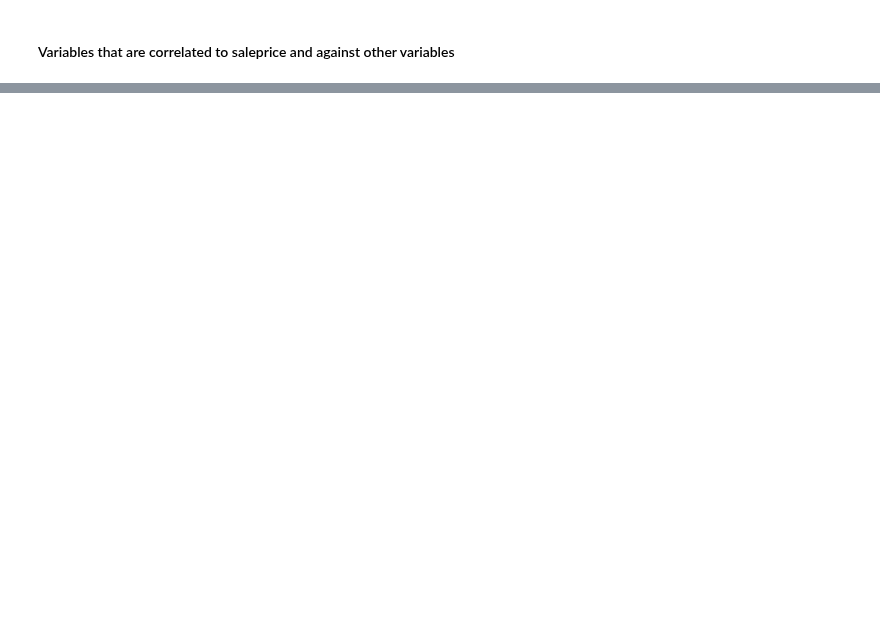
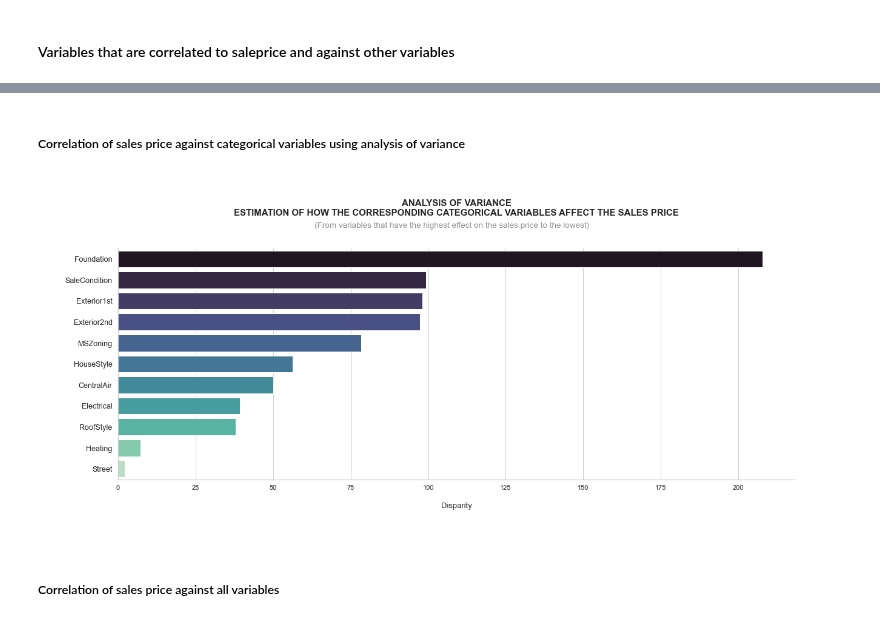
Before and after one commit to hyoaru/dsa-libraries-test, a Jupyter notebook: main/ipython-notebooks/implementation/desc_analytics.ipynb, the cells around one changed output, grey strips where cells are left out. Drawn from its saved outputs; the diff is of its cells as text; code cells hidden in the pictures; blank space fills up the shorter version.

Commit message:
[add] anova, spearman, and linear regression analysis model

```diff
--- a/main/ipython-notebooks/implementation/desc_analytics.ipynb
+++ b/main/ipython-notebooks/implementation/desc_analytics.ipynb
@@ -355,0 +476,78 @@ g.set_yticklabels(
+# %% [markdown]
+##### Correlation of sales price against categorical variables using analysis of variance
+# %%
+def generate_df_grouped_annova(df, column_list):
+    p_values = []
+    for col in column_list:
+        elements_val = []
+        for element in df[col].unique():
+            elements_val.append(df.groupby(col).get_group(element)['SalePrice'].values)
+        p_values.append(st.f_oneway(*elements_val)[1])
+
+    df_annova_grouped = pd.DataFrame(dict(
+        feature = column_list,
+        p_values = p_values,
+        disparity = [np.log(1/x) for x in p_values]
+    ))
+
+    return df_annova_grouped.sort_values('p_values')
+# %%
+annova_df_train = generate_df_grouped_annova(df_train, categorical_columns_df_train)
+
+sns.set(
+    rc = {'figure.figsize' : (20,7)},
+    style = 'whitegrid'
+)
+
+g = sns.barplot(
+    data = annova_df_train,
+    x = 'disparity',
+    y = 'feature',
+    palette = a1_palette
+)
+
+g.set_ylabel(' \n\n')
+g.set_xlabel(
+    f"\n{g.get_xlabel().capitalize()}\n\n\n",
+    fontdict = dict(
+        fontsize = 13,
+        fontweight = 'medium'
+    )
+)
+g.set_yticklabels(
+    labels = g.get_yticklabels(),
+    fontdict = dict(
+        fontsize = 12.5,
+        fontweight = 'medium'
+    )
+)
+g.set_title(
+    '\n\nAnalysis of Variance\nEstimation of how the corresponding categorical variables affect the sales price\n\n\n'.upper(),
+    fontdict = dict(
+        fontsize = 15,
+        fontweight = 'bold'
+    ),
+)
+plt.text(
+    s = '(From variables that have the highest effect on the sales price to the lowest)',
+    x = 0.29,
+    y = 1.09,
+    transform = g.transAxes,
+    fontdict = dict(
+        fontsize = 13.5,
+        alpha = 0.5
+    )
+)
+plt.text(
+    s = ' ',
+    x = 1.07,
+    y = 1,
+    transform = g.transAxes
+)
+
+
+sns.despine()
+# %% [output]
+[figure, added]
+# %% [markdown]
+##### Correlation of sales price against all variables
```
Also changed, not shown: parts of 16 cells of this notebook.
